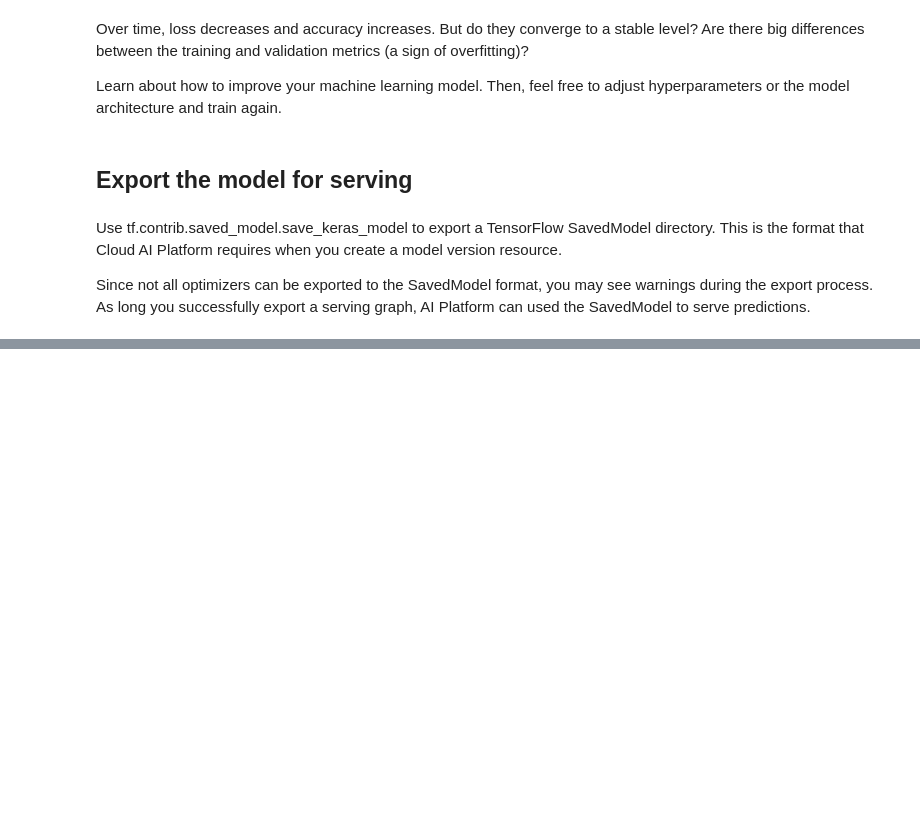
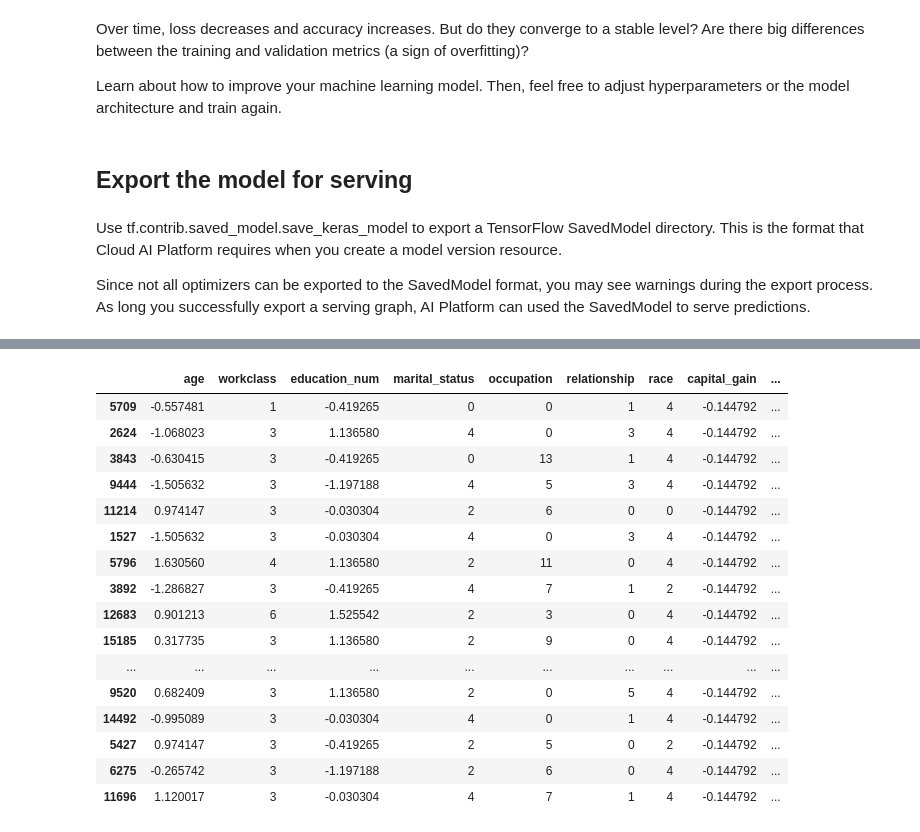
Before and after one commit to khzt2004/Python, a Jupyter notebook: Keras_Tensorflow_Deploy.ipynb, the cells around one changed output, grey strips where cells are left out. Saved outputs shown, nothing was run; the diff lists cells and outputs as text; code cells hidden in the pictures; blank space fills up the shorter version.

```diff
--- a/Keras_Tensorflow_Deploy.ipynb
+++ b/Keras_Tensorflow_Deploy.ipynb
@@ -528,0 +544,10 @@ Model exported to:  None
+# %%
+! pip install trainer
+# from trainer import util
+
+
+prediction_input = eval_x.sample(20)
+prediction_targets = eval_y[prediction_input.index]
+
+prediction_input
+# %% [output]
@@ -528,0 +555,17 @@ Model exported to:  None
+|  | age | workclass | education_num | marital_status | occupation | relationship | race | capital_gain | ... |
+| 5709 | -0.557481 | 1 | -0.419265 | 0 | 0 | 1 | 4 | -0.144792 | ... |
+| 2624 | -1.068023 | 3 | 1.136580 | 4 | 0 | 3 | 4 | -0.144792 | ... |
+| 3843 | -0.630415 | 3 | -0.419265 | 0 | 13 | 1 | 4 | -0.144792 | ... |
+| 9444 | -1.505632 | 3 | -1.197188 | 4 | 5 | 3 | 4 | -0.144792 | ... |
+| 11214 | 0.974147 | 3 | -0.030304 | 2 | 6 | 0 | 0 | -0.144792 | ... |
+| 1527 | -1.505632 | 3 | -0.030304 | 4 | 0 | 3 | 4 | -0.144792 | ... |
+| 5796 | 1.630560 | 4 | 1.136580 | 2 | 11 | 0 | 4 | -0.144792 | ... |
+| 3892 | -1.286827 | 3 | -0.419265 | 4 | 7 | 1 | 2 | -0.144792 | ... |
+| 12683 | 0.901213 | 6 | 1.525542 | 2 | 3 | 0 | 4 | -0.144792 | ... |
+| 15185 | 0.317735 | 3 | 1.136580 | 2 | 9 | 0 | 4 | -0.144792 | ... |
+| ... | ... | ... | ... | ... | ... | ... | ... | ... | ... |
+| 9520 | 0.682409 | 3 | 1.136580 | 2 | 0 | 5 | 4 | -0.144792 | ... |
+| 14492 | -0.995089 | 3 | -0.030304 | 4 | 0 | 1 | 4 | -0.144792 | ... |
+| 5427 | 0.974147 | 3 | -0.419265 | 2 | 5 | 0 | 2 | -0.144792 | ... |
+| 6275 | -0.265742 | 3 | -1.197188 | 2 | 6 | 0 | 4 | -0.144792 | ... |
+| 11696 | 1.120017 | 3 | -0.030304 | 4 | 7 | 1 | 4 | -0.144792 | ... |
```
Also changed, not shown: parts of 10 cells of this notebook.
